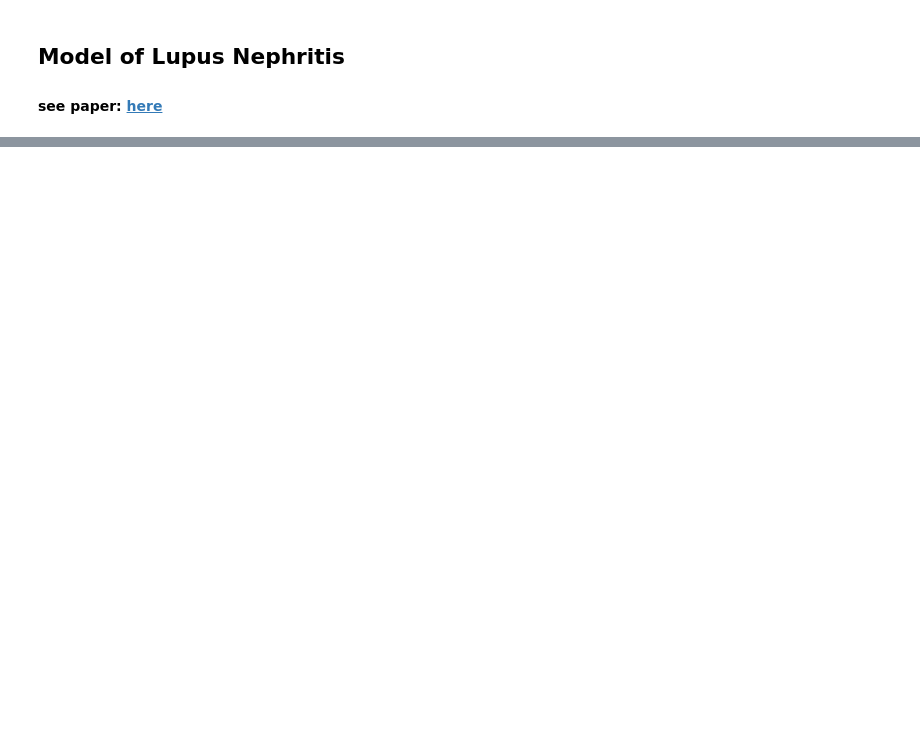
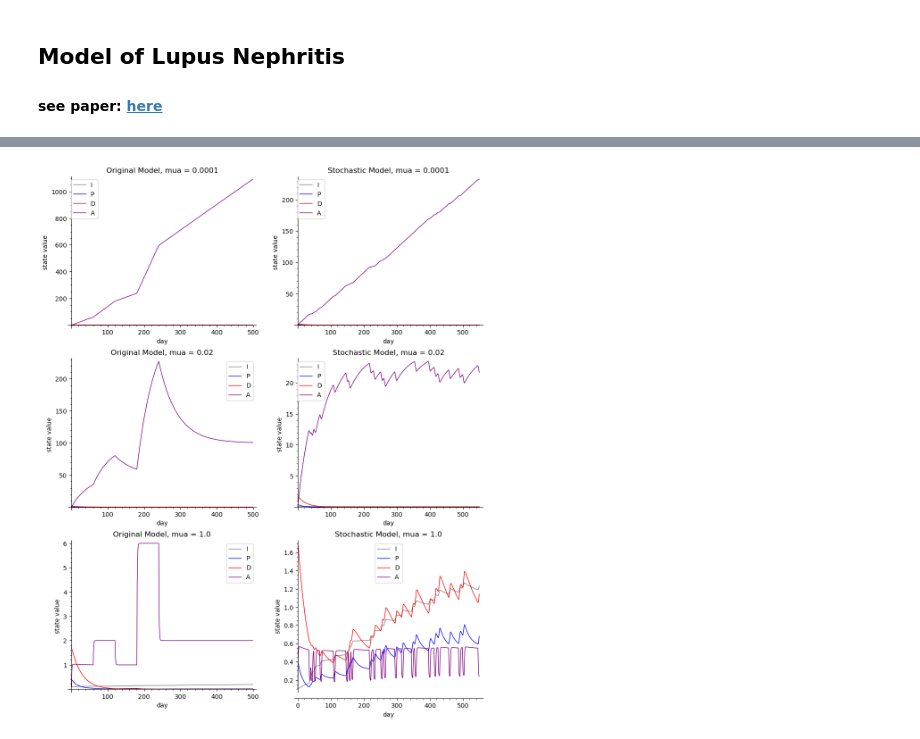
Before and after one commit to pascoesean/lupus-model, a Jupyter notebook: mathematical_model_sean.ipynb, the cells around one changed output, grey strips where cells are left out. Cells and saved outputs as stored; diff of their text form; code cells hidden in the pictures; blank space fills up the shorter version.

```diff
--- a/mathematical_model_sean.ipynb
+++ b/mathematical_model_sean.ipynb
@@ -1158,0 +7,11 @@ plt.show()
+# %%
+values_to_try_mua = (0.0001, 0.02, 1)
+fig, ax = plt.subplots(3, 2, figsize = [12, 15])
+
+for i, value in enumerate(values_to_try_mua):
+    investigate_stochastic(ax= ax[i,1], mua = value)
+
+for i, value in enumerate(values_to_try_mua):
+    investigate_fixed(ax= ax[i,0], mua = value)
+# %% [output]
+[figure, added]
```
Also changed, not shown: parts of 37 cells of this notebook, 5 other files.
